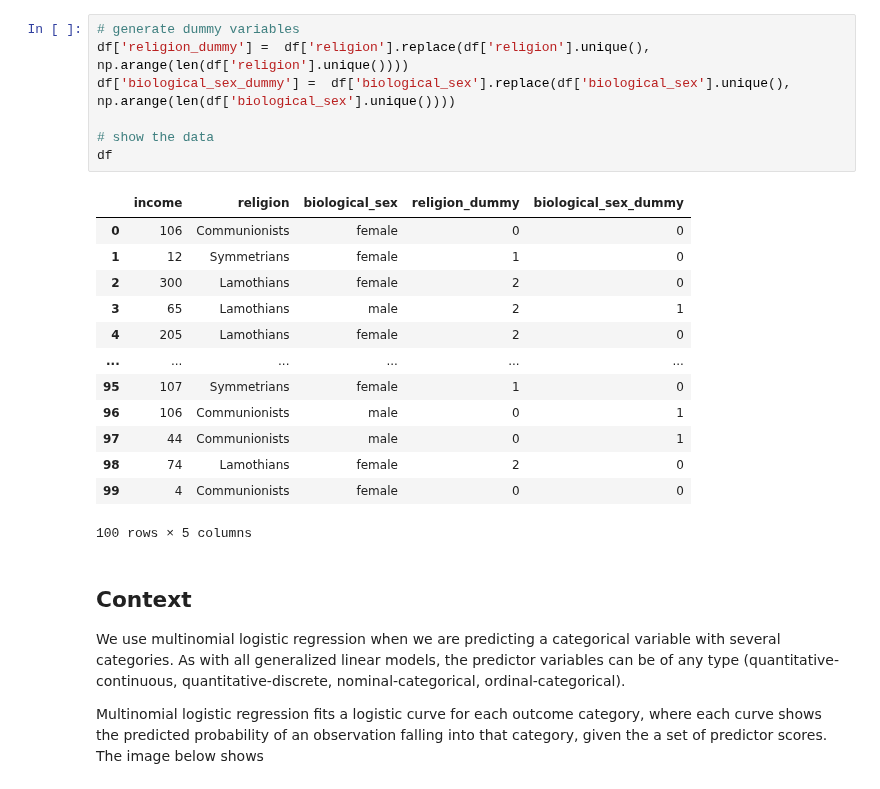
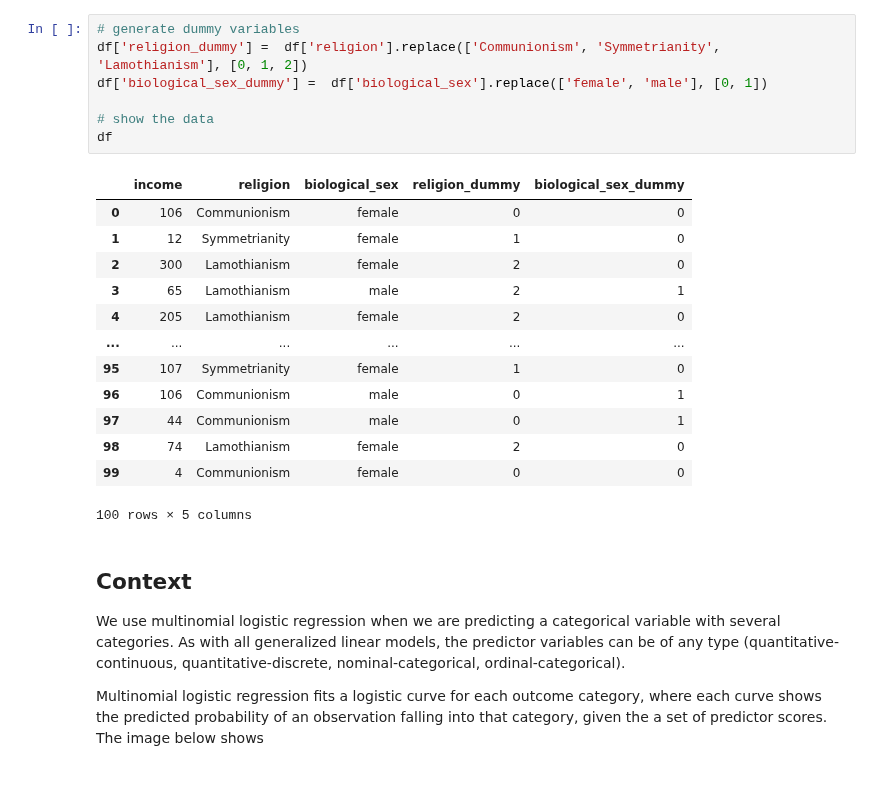
Before and after one commit to pxr687/islands_generalized_linear_models, a Jupyter notebook: 5_multinomial_logistic_regression.ipynb, the cells around one changed output. Saved outputs shown, nothing was run; the diff lists cells and outputs as text.

```diff
--- a/5_multinomial_logistic_regression.ipynb
+++ b/5_multinomial_logistic_regression.ipynb
@@ -50,24 +51,24 @@ df
 100 rows × 3 columns
 # %%
 # generate dummy variables
-df['religion_dummy'] =  df['religion'].replace(df['religion'].unique(), np.arange(len(df['religion'].unique())))
-df['biological_sex_dummy'] =  df['biological_sex'].replace(df['biological_sex'].unique(), np.arange(len(df['biological_sex'].unique())))
+df['religion_dummy'] =  df['religion'].replace(['Communionism', 'Symmetrianity', 'Lamothianism'], [0, 1, 2])
+df['biological_sex_dummy'] =  df['biological_sex'].replace(['female', 'male'], [0, 1])
 
 # show the data
 df
 # %% [output]
 |  | income | religion | biological_sex | religion_dummy | biological_sex_dummy |
-| 0 | 106 | Communionists | female | 0 | 0 |
-| 1 | 12 | Symmetrians | female | 1 | 0 |
-| 2 | 300 | Lamothians | female | 2 | 0 |
-| 3 | 65 | Lamothians | male | 2 | 1 |
-| 4 | 205 | Lamothians | female | 2 | 0 |
+| 0 | 106 | Communionism | female | 0 | 0 |
+| 1 | 12 | Symmetrianity | female | 1 | 0 |
+| 2 | 300 | Lamothianism | female | 2 | 0 |
+| 3 | 65 | Lamothianism | male | 2 | 1 |
+| 4 | 205 | Lamothianism | female | 2 | 0 |
 | ... | ... | ... | ... | ... | ... |
-| 95 | 107 | Symmetrians | female | 1 | 0 |
-| 96 | 106 | Communionists | male | 0 | 1 |
-| 97 | 44 | Communionists | male | 0 | 1 |
-| 98 | 74 | Lamothians | female | 2 | 0 |
-| 99 | 4 | Communionists | female | 0 | 0 |
+| 95 | 107 | Symmetrianity | female | 1 | 0 |
+| 96 | 106 | Communionism | male | 0 | 1 |
+| 97 | 44 | Communionism | male | 0 | 1 |
+| 98 | 74 | Lamothianism | female | 2 | 0 |
+| 99 | 4 | Communionism | female | 0 | 0 |
 100 rows × 5 columns
 # %% [markdown]
 ## Context
```
Also changed, not shown: parts of 11 cells of this notebook, 3 other files.
